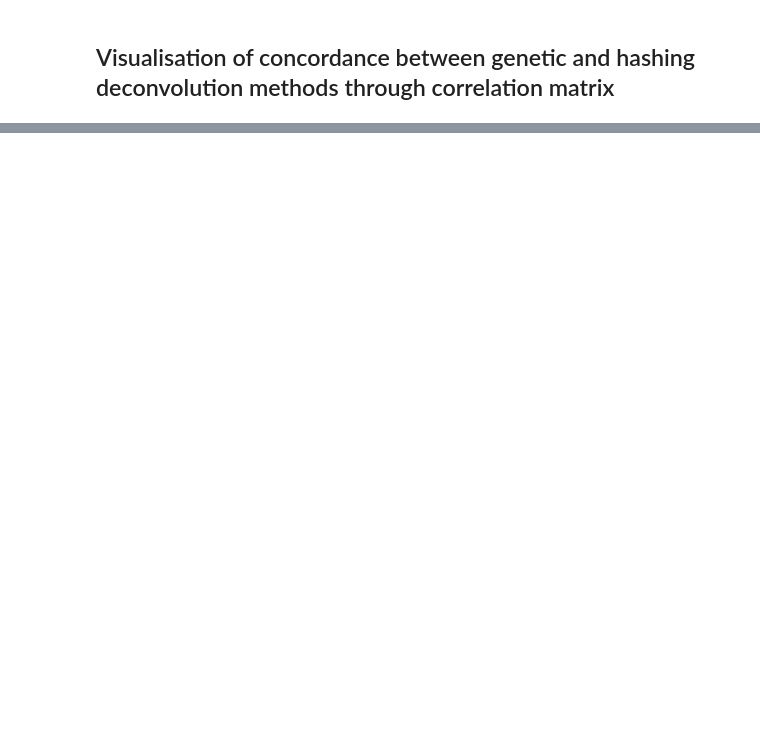
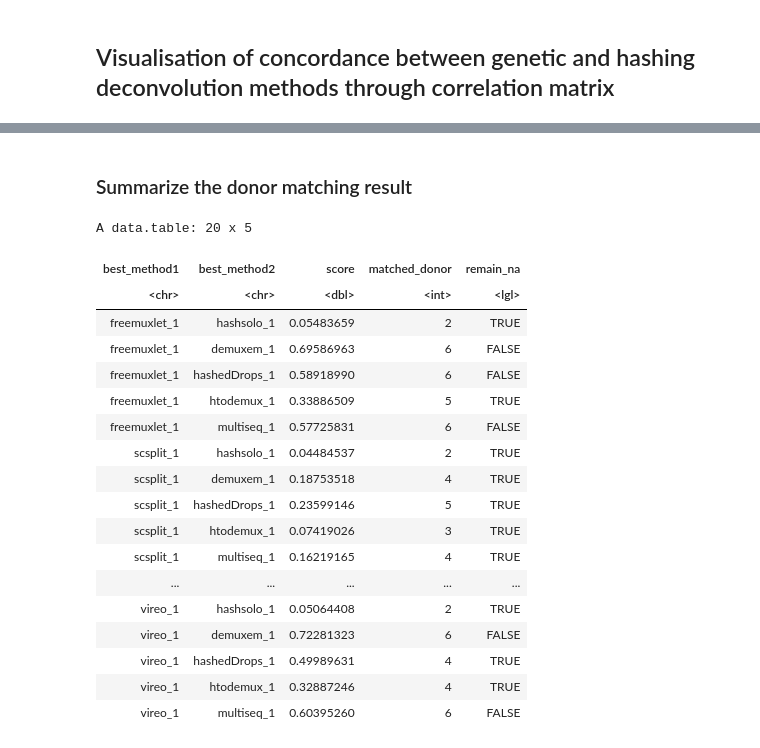
Before and after one commit to theislab/hadge-reproducibility, a Jupyter notebook: notebooks/s10-gx38.ipynb, the cells around one changed output, grey strips where cells are left out. Cells and saved outputs as stored; diff of their text form; code cells hidden in the pictures; blank space fills up the shorter version.

```diff
--- a/notebooks/s10-gx38.ipynb
+++ b/notebooks/s10-gx38.ipynb
@@ -171,0 +191,25 @@ pheatmap(scaled_matrix, treeheight_row=F, treeheight_col=F, display_numbers=roun
+# %% [markdown]
+### Summarize the donor matching result
+# %%
+all_score <- fread("../data/pipeline_output/gx38/donor_match/score_record.csv")
+all_score
+# %% [output]
+A data.table: 20 x 5
+| best_method1 | best_method2 | score | matched_donor | remain_na |
+| <chr> | <chr> | <dbl> | <int> | <lgl> |
+| freemuxlet_1 | hashsolo_1 | 0.05483659 | 2 | TRUE |
+| freemuxlet_1 | demuxem_1 | 0.69586963 | 6 | FALSE |
+| freemuxlet_1 | hashedDrops_1 | 0.58918990 | 6 | FALSE |
+| freemuxlet_1 | htodemux_1 | 0.33886509 | 5 | TRUE |
+| freemuxlet_1 | multiseq_1 | 0.57725831 | 6 | FALSE |
+| scsplit_1 | hashsolo_1 | 0.04484537 | 2 | TRUE |
+| scsplit_1 | demuxem_1 | 0.18753518 | 4 | TRUE |
+| scsplit_1 | hashedDrops_1 | 0.23599146 | 5 | TRUE |
+| scsplit_1 | htodemux_1 | 0.07419026 | 3 | TRUE |
+| scsplit_1 | multiseq_1 | 0.16219165 | 4 | TRUE |
+| ... | ... | ... | ... | ... |
+| vireo_1 | hashsolo_1 | 0.05064408 | 2 | TRUE |
+| vireo_1 | demuxem_1 | 0.72281323 | 6 | FALSE |
+| vireo_1 | hashedDrops_1 | 0.49989631 | 4 | TRUE |
+| vireo_1 | htodemux_1 | 0.32887246 | 4 | TRUE |
+| vireo_1 | multiseq_1 | 0.60395260 | 6 | FALSE |
```
Also changed, not shown: parts of 9 cells of this notebook, 2 other files.
